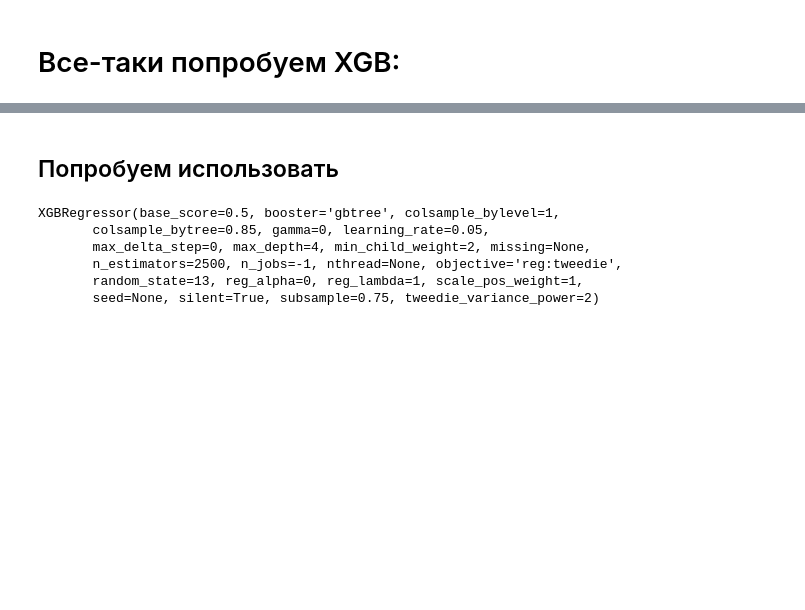
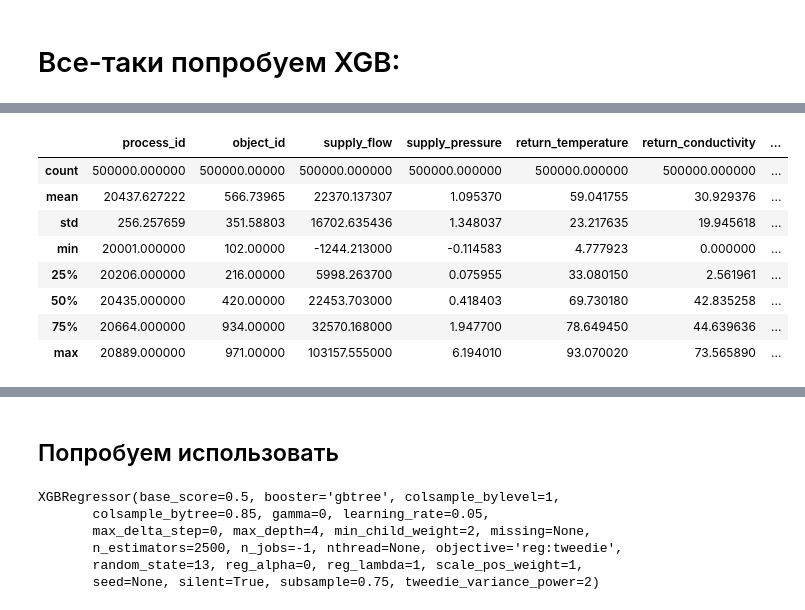
Before and after one commit to paniquex/MSU_2course_selection, a Jupyter notebook: first_task/Untitled.ipynb, the cells around one changed output, grey strips where cells are left out. Cells and saved outputs as stored; diff of their text form; code cells hidden in the pictures; blank space fills up the shorter version.

```diff
--- a/first_task/Untitled.ipynb
+++ b/first_task/Untitled.ipynb
@@ -591,0 +696,12 @@ models_validation(train_features_xgb, np.ravel(train_labels), [xgb], 5)
+# %%
+train_data.head(500000).describe()
+# %% [output]
+|  | process_id | object_id | supply_flow | supply_pressure | return_temperature | return_conductivity | ... |
+| count | 500000.000000 | 500000.00000 | 500000.000000 | 500000.000000 | 500000.000000 | 500000.000000 | ... |
+| mean | 20437.627222 | 566.73965 | 22370.137307 | 1.095370 | 59.041755 | 30.929376 | ... |
+| std | 256.257659 | 351.58803 | 16702.635436 | 1.348037 | 23.217635 | 19.945618 | ... |
+| min | 20001.000000 | 102.00000 | -1244.213000 | -0.114583 | 4.777923 | 0.000000 | ... |
+| 25% | 20206.000000 | 216.00000 | 5998.263700 | 0.075955 | 33.080150 | 2.561961 | ... |
+| 50% | 20435.000000 | 420.00000 | 22453.703000 | 0.418403 | 69.730180 | 42.835258 | ... |
+| 75% | 20664.000000 | 934.00000 | 32570.168000 | 1.947700 | 78.649450 | 44.639636 | ... |
+| max | 20889.000000 | 971.00000 | 103157.555000 | 6.194010 | 93.070020 | 73.565890 | ... |
```
Also changed, not shown: parts of 40 cells of this notebook.
